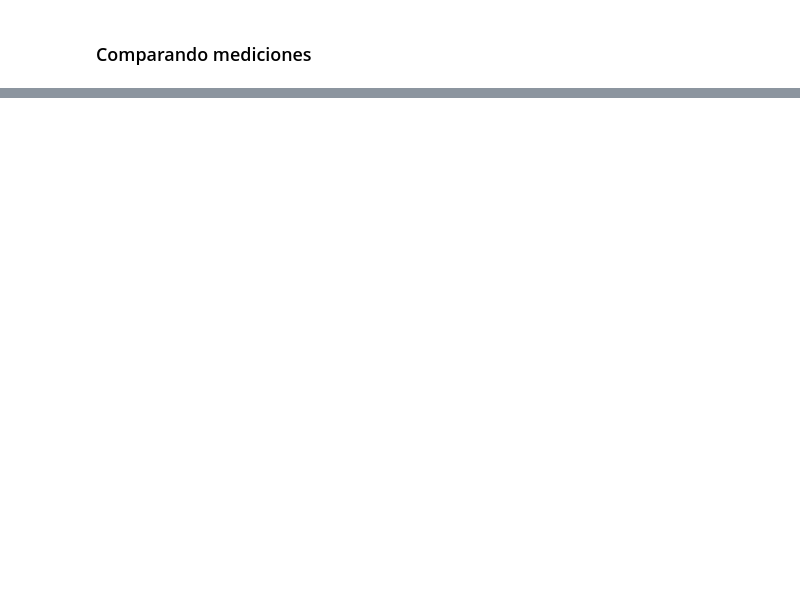
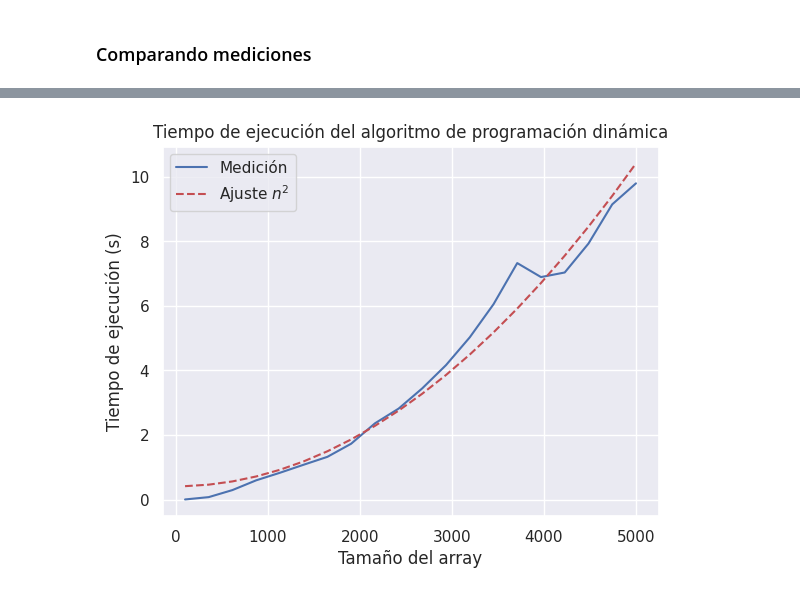
Before and after one commit to Akselas/TDA_TP_INTEGRADOR, a Jupyter notebook: mediciones.ipynb, the cells around one changed output, grey strips where cells are left out. Saved outputs shown, nothing was run; the diff lists cells and outputs as text; code cells hidden in the pictures; blank space fills up the shorter version.

```diff
--- a/mediciones.ipynb
+++ b/mediciones.ipynb
@@ -184,0 +179,12 @@ None
+# %%
+ax: plt.Axes
+fig, ax = plt.subplots()
+ax.plot(x, [results[n] for n in x], label="Medición")
+ax.plot(x, [f_n2(n, c[0], c[1]) for n in x], 'r--', label="Ajuste $n^2$")
+ax.set_title('Tiempo de ejecución del algoritmo de programación dinámica')
+ax.set_xlabel('Tamaño del array')
+ax.set_ylabel('Tiempo de ejecución (s)')
+ax.legend()
+None
+# %% [output]
+[figure, added]
```
Also changed, not shown: parts of 20 cells of this notebook, 5 other files.
